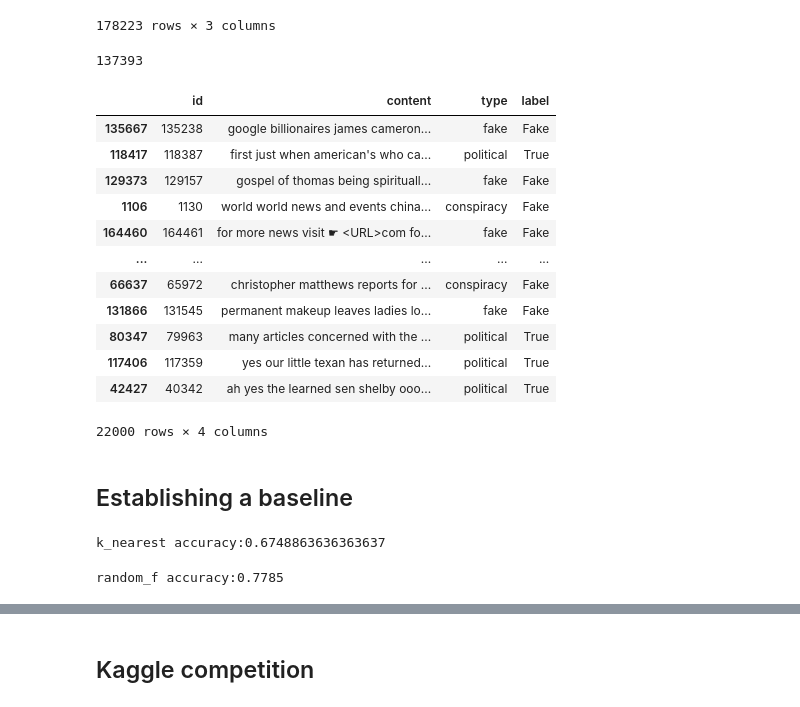
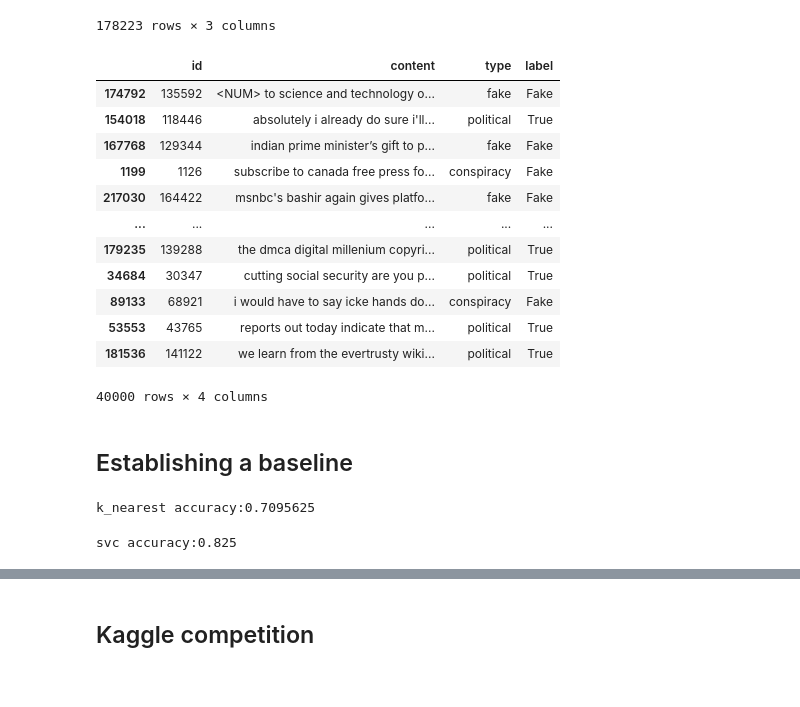
Before and after one commit to lauritzkoch/DataScienceRep01, a Jupyter notebook: final_project/Fake_News_Predictor_Project.ipynb, the cells around one changed output, grey strips where cells are left out. Drawn from its saved outputs; the diff is of its cells as text; code cells hidden in the pictures.

```diff
--- a/final_project/Fake_News_Predictor_Project.ipynb
+++ b/final_project/Fake_News_Predictor_Project.ipynb
@@ -266,9 +291,8 @@ cur.execute("COMMIT TRANSACTION;")
 cur.execute("""select a.id, a.content, t.type
             from article as a, article_types as at, types as t
             where a.id = at.article_id and t.id = at.type_id""")
-SQL_articles1 = pd.DataFrame(cur.fetchall())
-SQL_articles1.columns = ['id', 'content', 'type']
-SQL_articles1
+SQL_articles = pd.DataFrame(cur.fetchall())
+SQL_articles.columns = ['id', 'content', 'type']
 # %% [output]
 |  | id | content | type |
 | 0 | 0 | life is an illusion at least on a... | rumor |
@@ -284,28 +308,26 @@ SQL_articles1
 | 178222 | 33045 | alves wants move to the premier l... | rumor |
 178223 rows × 3 columns
 # %%
-SQL_articles = SQL_articles1
 SQL_articles = SQL_articles[~SQL_articles['type'].isin(['unreliable','junksci','rumor', 'hate','unknown'])] #removes these types
 SQL_articles = SQL_articles.dropna(subset = ['type']) #drops where type is nan
 SQL_articles.loc[SQL_articles['type'].isin(['fake','satire','bias', 'conspiracy']), 'label'] = 'Fake' #labels types 'fake'
 SQL_articles.loc[SQL_articles['type'].isin(['reliable','political','clickbait']), 'label'] = 'True' #labels types 'true'
-SQL_articles = SQL_articles.sample(n=22000, random_state= 22)
+SQL_articles = SQL_articles.sample(n=40000, random_state= 22)
 SQL_articles
 # %% [output]
+|  | id | content | type | label |
+| 174792 | 135592 | <NUM> to science and technology o... | fake | Fake |
+| 154018 | 118446 | absolutely i already do sure i'll... | political | True |
+| 167768 | 129344 | indian prime minister’s gift to p... | fake | Fake |
+| 1199 | 1126 | subscribe to canada free press fo... | conspiracy | Fake |
+| 217030 | 164422 | msnbc's bashir again gives platfo... | fake | Fake |
+| ... | ... | ... | ... | ... |
+| 179235 | 139288 | the dmca digital millenium copyri... | political | True |
+| 34684 | 30347 | cutting social security are you p... | political | True |
+| 89133 | 68921 | i would have to say icke hands do... | conspiracy | Fake |
+| 53553 | 43765 | reports out today indicate that m... | political | True |
+| 181536 | 141122 | we learn from the evertrusty wiki... | political | True |
-137393
+40000 rows × 4 columns
-|  | id | content | type | label |
-| 135667 | 135238 | google billionaires james cameron... | fake | Fake |
-| 118417 | 118387 | first just when american's who ca... | political | True |
-| 129373 | 129157 | gospel of thomas being spirituall... | fake | Fake |
-| 1106 | 1130 | world world news and events china... | conspiracy | Fake |
-| 164460 | 164461 | for more news visit ☛ <URL>com fo... | fake | Fake |
-| ... | ... | ... | ... | ... |
-| 66637 | 65972 | christopher matthews reports for ... | conspiracy | Fake |
-| 131866 | 131545 | permanent makeup leaves ladies lo... | fake | Fake |
-| 80347 | 79963 | many articles concerned with the ... | political | True |
-| 117406 | 117359 | yes our little texan has returned... | political | True |
-| 42427 | 40342 | ah yes the learned sen shelby ooo... | political | True |
-22000 rows × 4 columns
 # %% [markdown]
 ## Establishing a baseline
 # %%
@@ -327,19 +349,19 @@ k_nearest_pred = k_nearest.predict(X_test)
 # Evaluate performance
 print("k_nearest accuracy:" + str(accuracy_score(y_test,k_nearest_pred)))
 # %% [output]
-k_nearest accuracy:0.6748863636363637
+k_nearest accuracy:0.7095625
 # %%
 # Define the classifier classes
-random_f = RandomForestClassifier(max_depth=50)
+svc = SVC(kernel='linear')
 
 # Fit the model
-random_f.fit(X_train,y_train)
+svc.fit(X_train,y_train)
 
 # Predict on the test set
-random_f_pred = random_f.predict(X_test)
+svc_pred = svc.predict(X_test)
 
 # Evaluate performance
-print("random_f accuracy:" + str(accuracy_score(y_test, random_f_pred)))
+print("svc accuracy:" + str(accuracy_score(y_test,svc_pred)))
 # %% [output]
-random_f accuracy:0.7785
+svc accuracy:0.825
 # %% [markdown]
```
Also changed, not shown: parts of 28 cells of this notebook, 9 other files.
